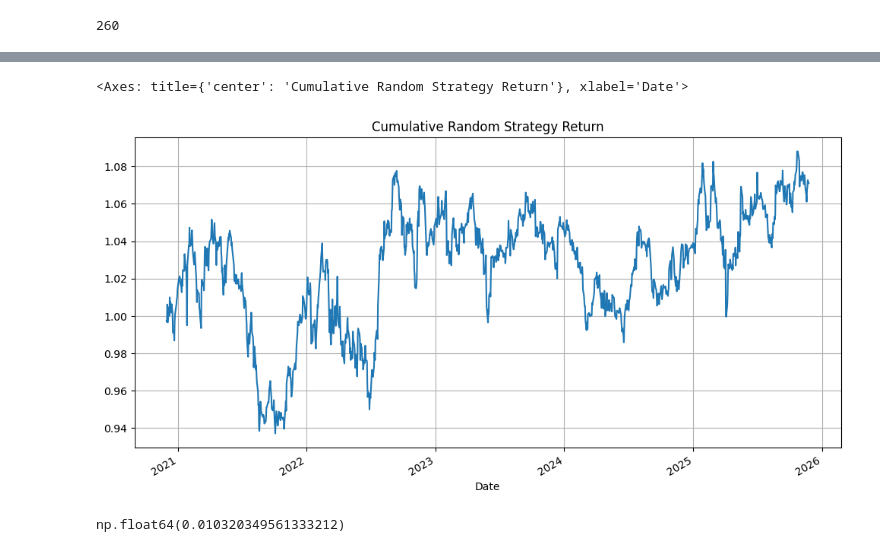
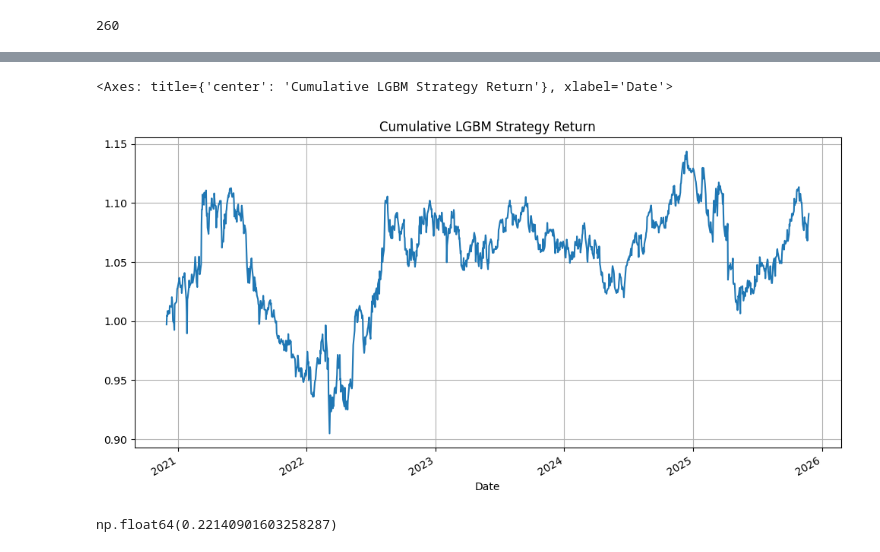
Before and after one commit to Mathieuja/Advanced-ML-Project, a Jupyter notebook: notebook.ipynb, the cells around one changed output, grey strips where cells are left out. Cells and saved outputs as stored; diff of their text form; code cells hidden in the pictures.

Commit message:
finalisation lgbm

```diff
--- a/notebook.ipynb
+++ b/notebook.ipynb
@@ -385,7 +343,7 @@ df = pd.read_parquet('df_base.pq')
 ### Feature factory
 # %%
 with open("linear_features.pkl", "rb") as f:
-    linear_features = pk.load(f)
+    linear_features = pkl.load(f)
 # %%
 all_linear_features = copy.deepcopy(linear_features)
 # %%
@@ -401,7 +359,7 @@ for feature in tqdm(linear_features):
 df.to_parquet('df_all_features.pq')
 # %%
 with open("all_linear_features.pkl", "wb") as f:
-    pk.dump(all_linear_features, f)
+    pkl.dump(all_linear_features, f)
 # %% [markdown]
 ### Article features
 # %%
@@ -611,6 +542,6 @@ from sklearn.decomposition import PCA
 # %%
 with open("all_linear_features.pkl", "rb") as f:
-    all_linear_features = pk.load(f)
+    all_linear_features = pkl.load(f)
 # %%
 df = pd.read_parquet('df_all_features.pq')
 # %%
@@ -722,8 +639,8 @@ y_train = y.loc[y.index<split_date]
 y_test = y.loc[y.index>=split_date]
 # %%
 lgbm = Pipeline([
-    ('scaler', StandardScaler()),
-    ('pca', PCA(n_components=0.95)),
+    # ('scaler', StandardScaler()),
+    # ('pca', PCA(n_components=0.95)),
     ('model', LGBMRegressor(
         objective="regression",
         boosting_type="gbdt",
@@ -758,11 +668,11 @@ df_test['y_pred'] = y_pred_lgbm
 df_test['lgbm_signal'] = df_test.groupby('Date')['y_pred'].transform(compute_signal)
 lgbm_daily_returns = df_test.groupby('Date').apply(lambda x: (x['lgbm_signal']*x['close_1d_ret']).sum()/70)
 # %%
-(lgbm_daily_returns.cumsum()*1e-4+1).plot(figsize=(12,6), title='Cumulative Random Strategy Return', grid=True)
+(lgbm_daily_returns*1e-4+1).cumprod().plot(figsize=(12,6), title='Cumulative LGBM Strategy Return', grid=True)
 # %% [output]
-<Axes: title={'center': 'Cumulative Random Strategy Return'}, xlabel='Date'>
+<Axes: title={'center': 'Cumulative LGBM Strategy Return'}, xlabel='Date'>
-[figure, old version]
+[figure, new version]
 # %%
-lgbm_daily_returns.mean()/lgbm_daily_returns.std()
+lgbm_daily_returns.mean()/lgbm_daily_returns.std()*np.sqrt(252)
 # %% [output]
-np.float64(0.010320349561333212)
+np.float64(0.22140901603258287)
```
Also changed, not shown: parts of 74 cells of this notebook, 2 other files.
